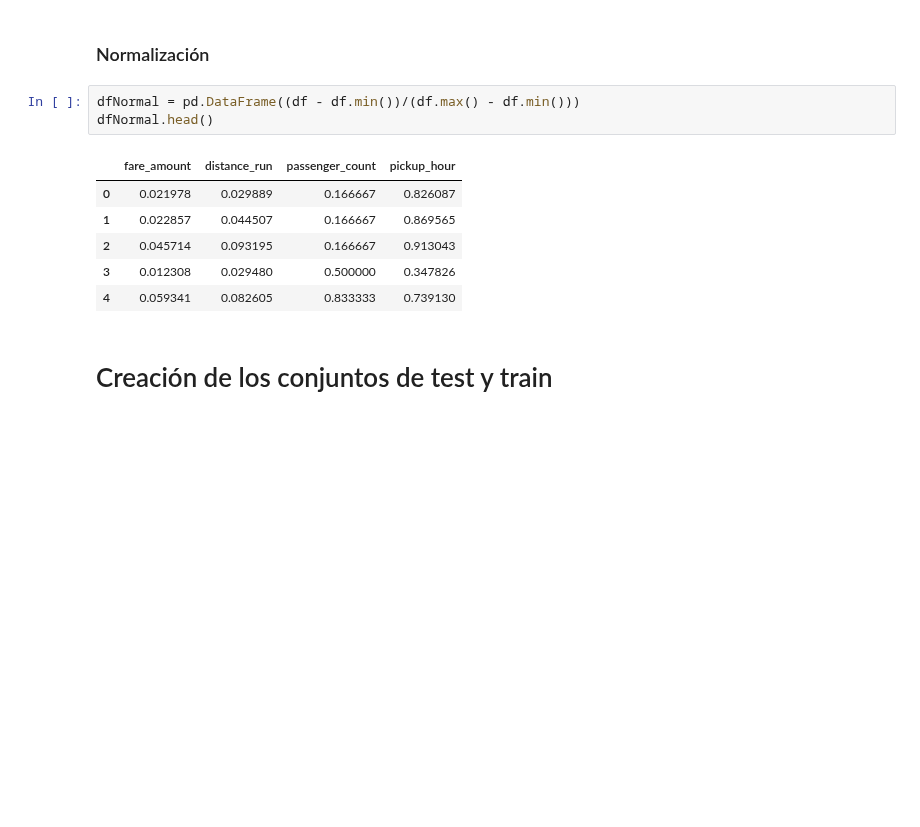
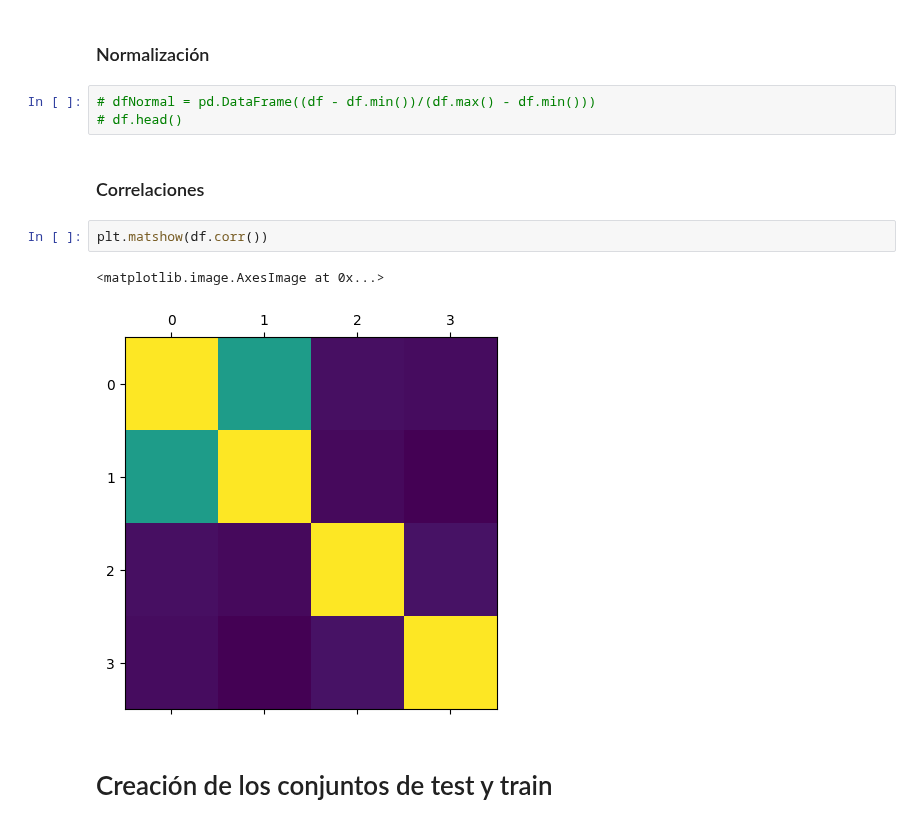
Before and after one commit to gag1005/Mineria-de-datos, a Jupyter notebook: practica3/practica3.ipynb, the cells around one changed output. Drawn from its saved outputs; the diff is of its cells as text; blank space fills up the shorter version.

```diff
--- a/practica3/practica3.ipynb
+++ b/practica3/practica3.ipynb
@@ -121,15 +144,15 @@ df.head()
 # %% [markdown]
 ### Normalización
 # %%
-dfNormal = pd.DataFrame((df - df.min())/(df.max() - df.min()))
-dfNormal.head()
+# dfNormal = pd.DataFrame((df - df.min())/(df.max() - df.min()))
+# df.head()
-# %% [output]
-|  | fare_amount | distance_run | passenger_count | pickup_hour |
-| 0 | 0.021978 | 0.029889 | 0.166667 | 0.826087 |
-| 1 | 0.022857 | 0.044507 | 0.166667 | 0.869565 |
-| 2 | 0.045714 | 0.093195 | 0.166667 | 0.913043 |
-| 3 | 0.012308 | 0.029480 | 0.500000 | 0.347826 |
-| 4 | 0.059341 | 0.082605 | 0.833333 | 0.739130 |
+# %% [markdown]
+### Correlaciones
+# %%
+plt.matshow(df.corr())
+# %% [output]
+<matplotlib.image.AxesImage at 0x...>
+[figure, added]
 # %% [markdown]
 # Creación de los conjuntos de test y train
 # %%
```
Also changed, not shown: parts of 15 cells of this notebook, 2 other files.
